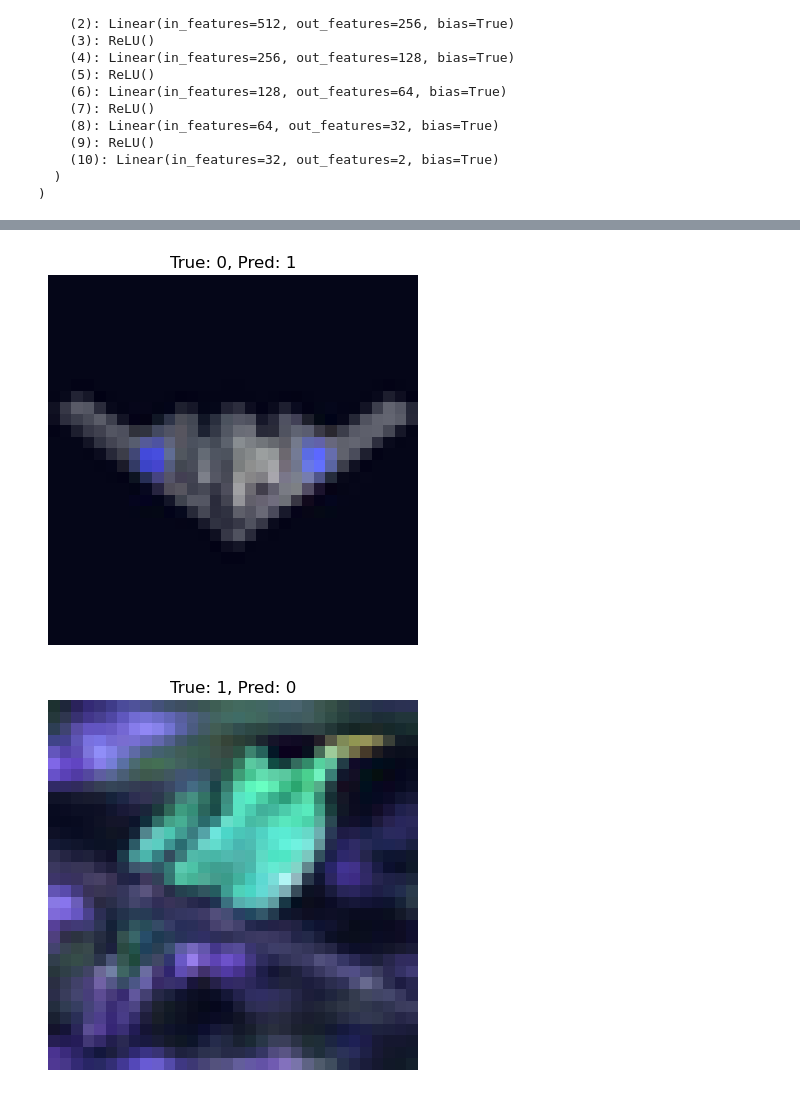
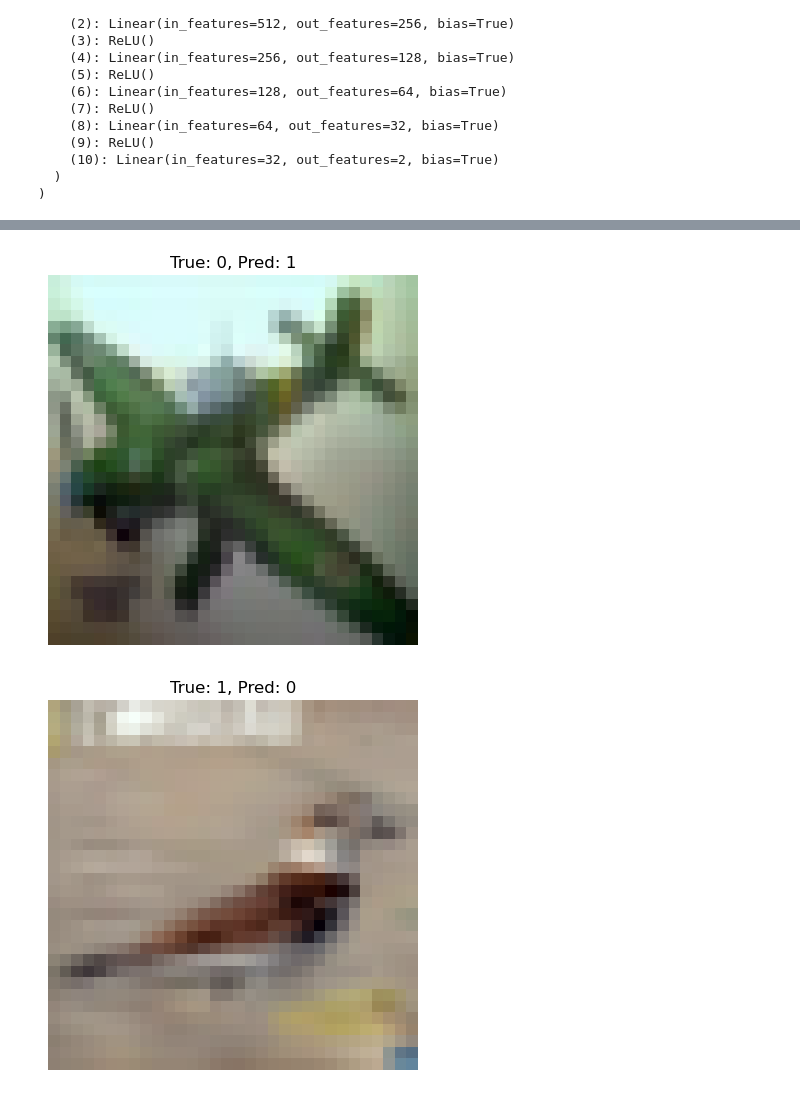
Before and after one commit to JakobBerg-Projects/Backpropagation, a Jupyter notebook: gradient_descent.ipynb, the cells around one changed output, grey strips where cells are left out. Saved outputs shown, nothing was run; the diff lists cells and outputs as text; code cells hidden in the pictures.

Commit message:
added misclassifization of test_data

```diff
--- a/gradient_descent.ipynb
+++ b/gradient_descent.ipynb
@@ -537,29 +537,29 @@ Confusion matrix:
 # %%
 def show_misclassified(model, dataset, n=8):
     model.eval()
     shown = 0
 
     with torch.no_grad():
         for img, label in dataset:
             x = img.view(1, -1)
             output = model(x)
             pred = output.argmax(dim=1).item()
 
             if pred != label:
                 # unnormalize for display
                 img_disp = img.clone()
                 img_disp = img_disp.permute(1, 2, 0).cpu().numpy()
                 img_disp = (img_disp - img_disp.min()) / (img_disp.max() - img_disp.min())
 
                 plt.imshow(img_disp)
                 plt.title(f"True: {label}, Pred: {pred}")
                 plt.axis("off")
                 plt.show()
 
                 shown += 1
                 if shown >= n:
                     break
-show_misclassified(best_model, cifar2_val, n=6)
+show_misclassified(best_model, cifar2_test, n=6)
 # %% [output]
-[figure, old version]
+[figure, new version]
-[figure, old version]
+[figure, new version]
```
Also changed, not shown: parts of 3 cells of this notebook.
